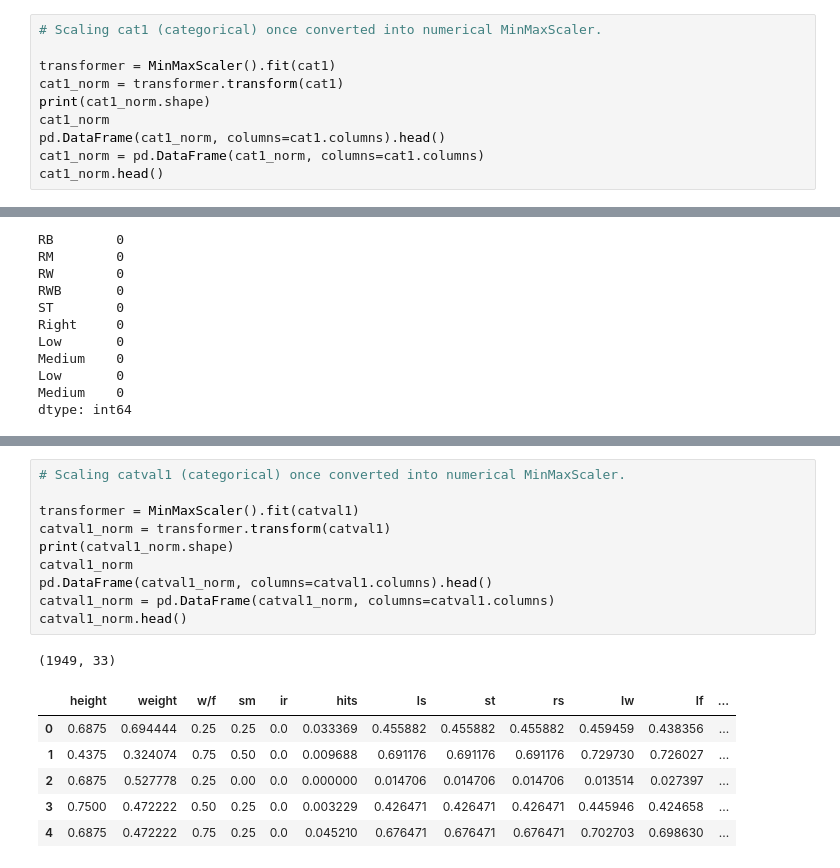
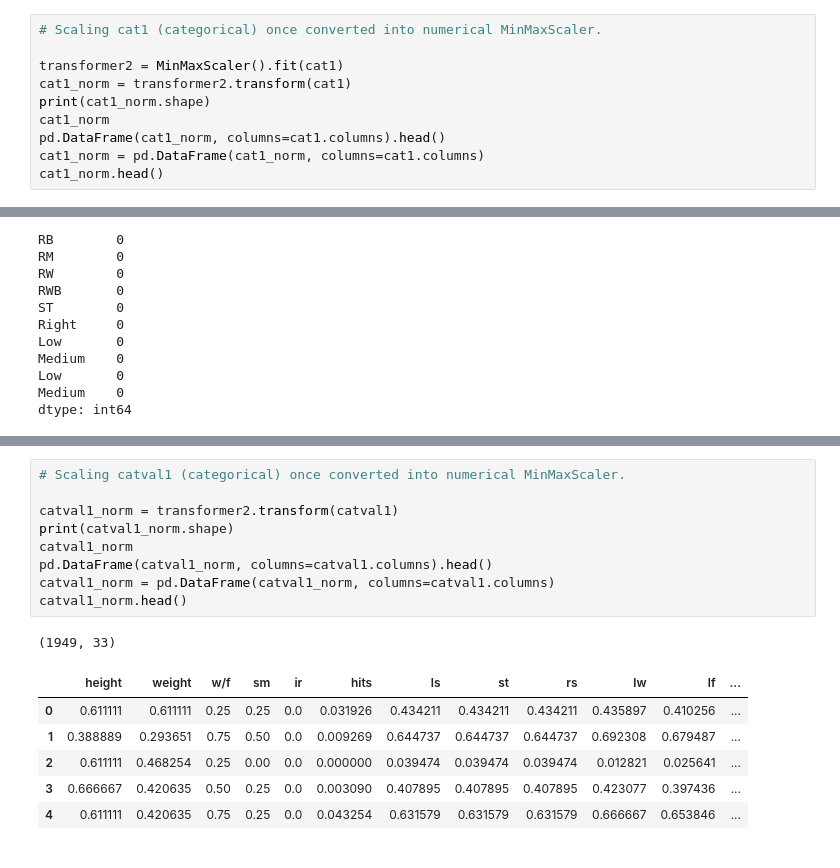
Before and after one commit to lleonrivero/Fifa, a Jupyter notebook: Fifa.ipynb, the cells around one changed output, grey strips where cells are left out. Drawn from its saved outputs; the diff is of its cells as text.

```diff
--- a/Fifa.ipynb
+++ b/Fifa.ipynb
@@ -527,8 +528,8 @@ cat2_num.head()
 # %%
 # Scaling cat1 (categorical) once converted into numerical MinMaxScaler.
 
-transformer = MinMaxScaler().fit(cat1)
-cat1_norm = transformer.transform(cat1)
+transformer2 = MinMaxScaler().fit(cat1)
+cat1_norm = transformer2.transform(cat1)
 print(cat1_norm.shape)
 cat1_norm
 pd.DataFrame(cat1_norm, columns=cat1.columns).head()
@@ -1091,20 +1056,19 @@ onehot_encoded_for_p.head()
 # %%
 # Scaling catval1 (categorical) once converted into numerical MinMaxScaler.
 
-transformer = MinMaxScaler().fit(catval1)
-catval1_norm = transformer.transform(catval1)
+catval1_norm = transformer2.transform(catval1)
 print(catval1_norm.shape)
 catval1_norm
 pd.DataFrame(catval1_norm, columns=catval1.columns).head()
 catval1_norm = pd.DataFrame(catval1_norm, columns=catval1.columns)
 catval1_norm.head()
 # %% [output]
 (1949, 33)
 |  | height | weight | w/f | sm | ir | hits | ls | st | rs | lw | lf | ... |
-| 0 | 0.6875 | 0.694444 | 0.25 | 0.25 | 0.0 | 0.033369 | 0.455882 | 0.455882 | 0.455882 | 0.459459 | 0.438356 | ... |
-| 1 | 0.4375 | 0.324074 | 0.75 | 0.50 | 0.0 | 0.009688 | 0.691176 | 0.691176 | 0.691176 | 0.729730 | 0.726027 | ... |
-| 2 | 0.6875 | 0.527778 | 0.25 | 0.00 | 0.0 | 0.000000 | 0.014706 | 0.014706 | 0.014706 | 0.013514 | 0.027397 | ... |
-| 3 | 0.7500 | 0.472222 | 0.50 | 0.25 | 0.0 | 0.003229 | 0.426471 | 0.426471 | 0.426471 | 0.445946 | 0.424658 | ... |
-| 4 | 0.6875 | 0.472222 | 0.75 | 0.25 | 0.0 | 0.045210 | 0.676471 | 0.676471 | 0.676471 | 0.702703 | 0.698630 | ... |
+| 0 | 0.611111 | 0.611111 | 0.25 | 0.25 | 0.0 | 0.031926 | 0.434211 | 0.434211 | 0.434211 | 0.435897 | 0.410256 | ... |
+| 1 | 0.388889 | 0.293651 | 0.75 | 0.50 | 0.0 | 0.009269 | 0.644737 | 0.644737 | 0.644737 | 0.692308 | 0.679487 | ... |
+| 2 | 0.611111 | 0.468254 | 0.25 | 0.00 | 0.0 | 0.000000 | 0.039474 | 0.039474 | 0.039474 | 0.012821 | 0.025641 | ... |
+| 3 | 0.666667 | 0.420635 | 0.50 | 0.25 | 0.0 | 0.003090 | 0.407895 | 0.407895 | 0.407895 | 0.423077 | 0.397436 | ... |
+| 4 | 0.611111 | 0.420635 | 0.75 | 0.25 | 0.0 | 0.043254 | 0.631579 | 0.631579 | 0.631579 | 0.666667 | 0.653846 | ... |
 # %%
 #Resetting indexes
```
Also changed, not shown: parts of 28 cells of this notebook.
